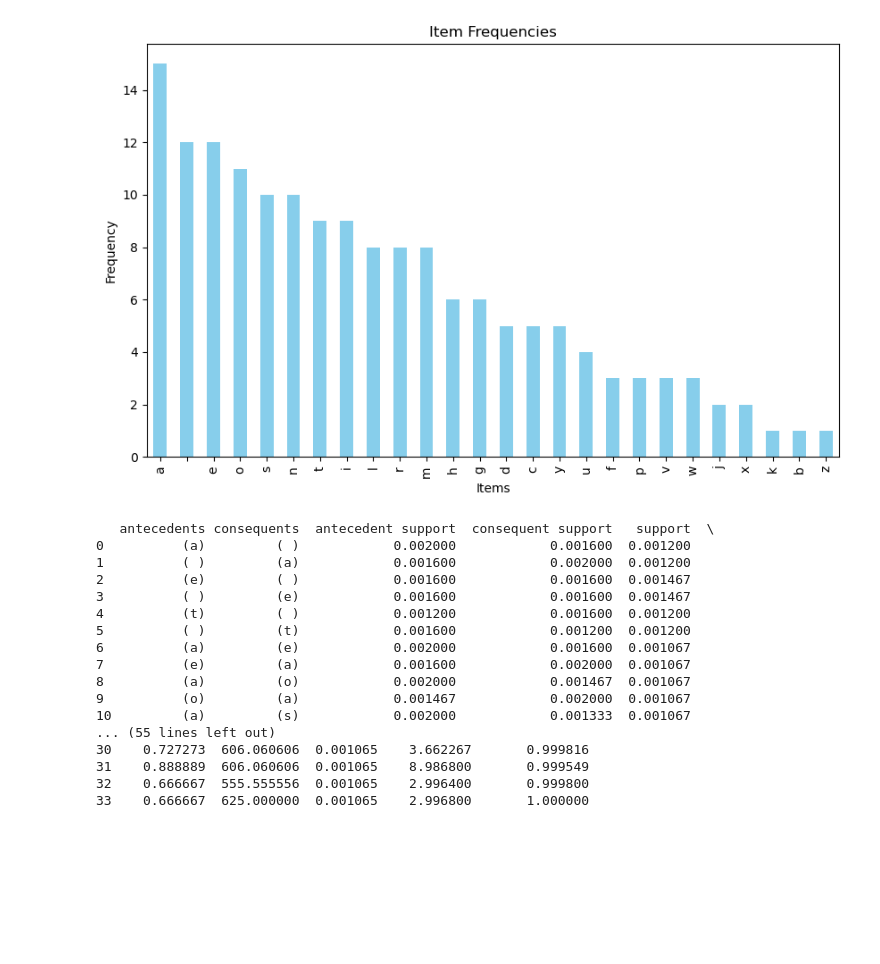
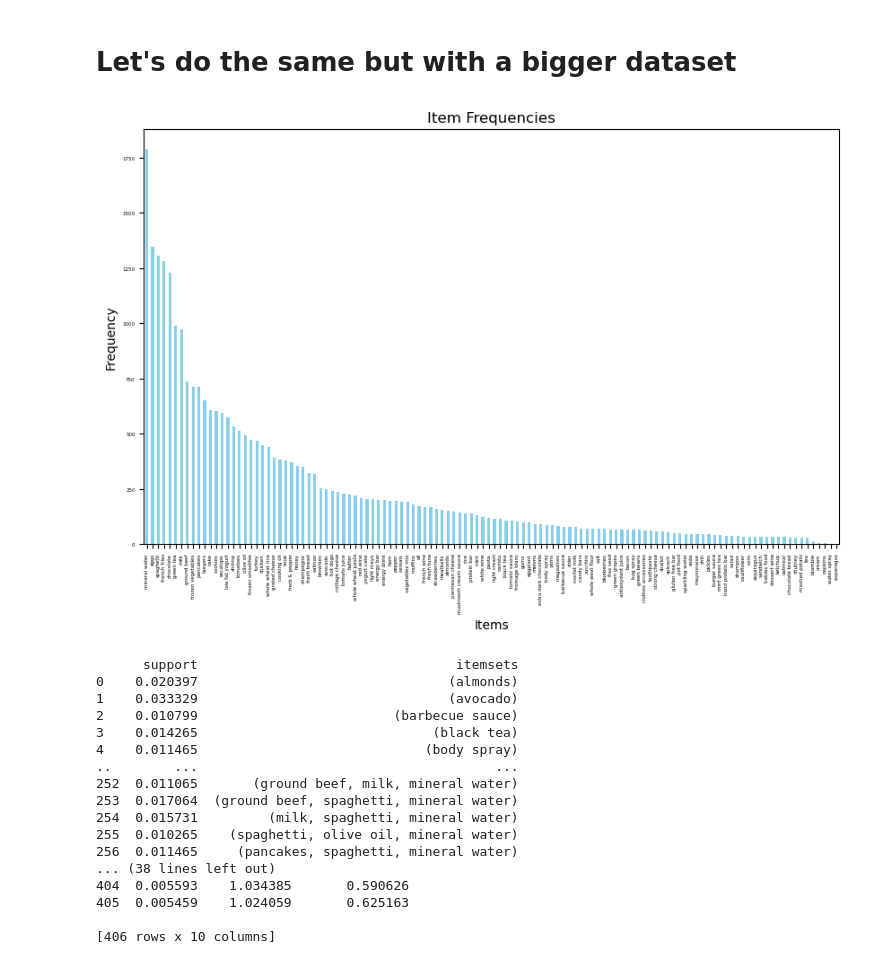
Before and after one commit to Th3Herm1t/GoMyCode, a Jupyter notebook: Checkpoint 10.ipynb, the cells around one changed output. Drawn from its saved outputs; the diff is of its cells as text; code cells hidden in the pictures; blank space fills up the shorter version.

```diff
--- a/Checkpoint 10.ipynb
+++ b/Checkpoint 10.ipynb
@@ -55,59 +59,66 @@ print(rules)
 65       1.000000
 
 [66 rows x 10 columns]
+# %% [markdown]
+# Let's do the same but with a bigger dataset
 # %%
 import pandas as pd
 import matplotlib.pyplot as plt
 from mlxtend.preprocessing import TransactionEncoder
+from mlxtend.preprocessing import TransactionEncoder
 from mlxtend.frequent_patterns import apriori, association_rules
+import csv
 
-# Read the dataset from the CSV file
+
+# Initialize a CSV reader
 file_path = r"C:\Users\abdel\Downloads\Market_Basket_Optimisation.csv"
-df = pd.read_csv(file_path, sep=',')
+
+with open(file_path, 'r') as file:
+    reader = csv.reader(file)
+    dataset = [row for row in reader]
 
 # Convert the dataset to a one-hot encoded format
 te = TransactionEncoder()
-te_ary = te.fit(df).transform(df)
-df_encoded = pd.DataFrame(te_ary, columns=te.columns_)
-
-# Ensure unique column names
-df_encoded.columns = df_encoded.columns.astype(str)
+te_ary = te.fit(dataset).transform(dataset)
+df = pd.DataFrame(te_ary, columns=te.columns_)
 
 # Calculate item frequencies
-item_frequencies = df_encoded.sum().sort_values(ascending=False)
+item_frequencies = df.sum().sort_values(ascending=False)
 
 # Plotting
 plt.figure(figsize=(10, 6))
-item_frequencies.plot(kind='bar', color='skyblue')
-plt.title('Item Frequencies')
-plt.xlabel('Items')
-plt.ylabel('Frequency')
+bar_plot = item_frequencies.plot(kind='bar', color='skyblue', fontsize=4)
+bar_plot.set_title('Item Frequencies')
+bar_plot.set_xlabel('Items')
+bar_plot.set_ylabel('Frequency')
 plt.show()
 
-# Find frequent itemsets using the Apriori algorithm with adjusted support threshold
-frequent_itemsets = apriori(df_encoded, min_support=0.001, use_colnames=True)
+# Find frequent itemsets using the Apriori algorithm
+frequent_itemsets = apriori(df, min_support=0.01, use_colnames=True)
+
+print(frequent_itemsets)
 
 # Generate association rules
 rules = association_rules(frequent_itemsets, metric="lift", min_threshold=1)
 
 # Print the association rules
 print(rules)
 # %% [output]
-[figure, old version]
+[figure, new version]
-   antecedents consequents  antecedent support  consequent support   support  \
-0          (a)         ( )            0.002000            0.001600  0.001200
-1          ( )         (a)            0.001600            0.002000  0.001200
-2          (e)         ( )            0.001600            0.001600  0.001467
-3          ( )         (e)            0.001600            0.001600  0.001467
-4          (t)         ( )            0.001200            0.001600  0.001200
-5          ( )         (t)            0.001600            0.001200  0.001200
-6          (a)         (e)            0.002000            0.001600  0.001067
-7          (e)         (a)            0.001600            0.002000  0.001067
-8          (a)         (o)            0.002000            0.001467  0.001067
-9          (o)         (a)            0.001467            0.002000  0.001067
-10         (a)         (s)            0.002000            0.001333  0.001067
-... (55 lines left out)
-30    0.727273  606.060606  0.001065    3.662267       0.999816
-31    0.888889  606.060606  0.001065    8.986800       0.999549
-32    0.666667  555.555556  0.001065    2.996400       0.999800
-33    0.666667  625.000000  0.001065    2.996800       1.000000
+      support                                 itemsets
+0    0.020397                                (almonds)
+1    0.033329                                (avocado)
+2    0.010799                         (barbecue sauce)
+3    0.014265                              (black tea)
+4    0.011465                             (body spray)
+..        ...                                      ...
+252  0.011065       (ground beef, milk, mineral water)
+253  0.017064  (ground beef, spaghetti, mineral water)
+254  0.015731         (milk, spaghetti, mineral water)
+255  0.010265    (spaghetti, olive oil, mineral water)
+256  0.011465     (pancakes, spaghetti, mineral water)
+... (38 lines left out)
+404  0.005593    1.034385       0.590626
+405  0.005459    1.024059       0.625163
+
+[406 rows x 10 columns]
```
Also changed, not shown: parts of 2 cells of this notebook.
